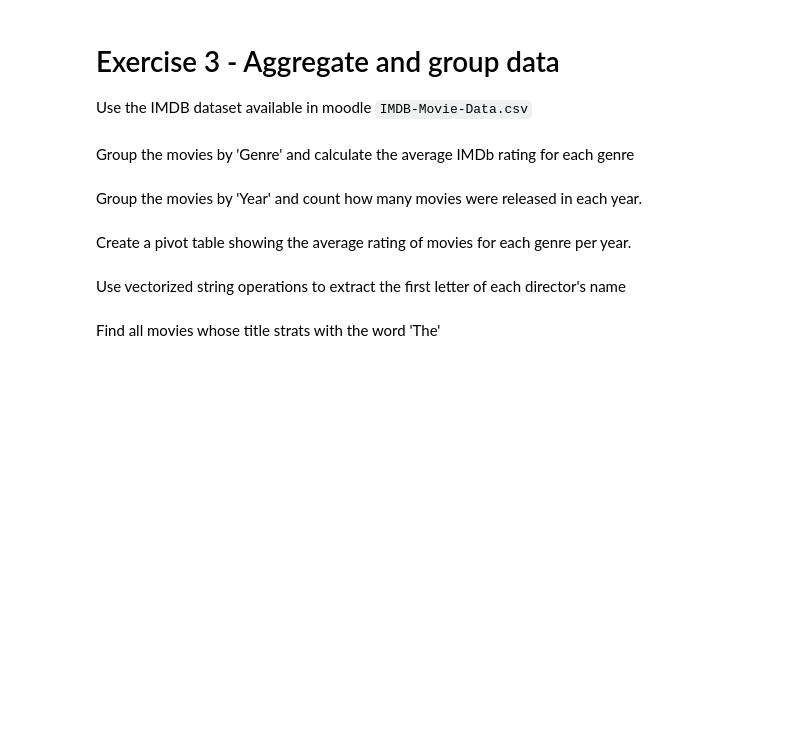
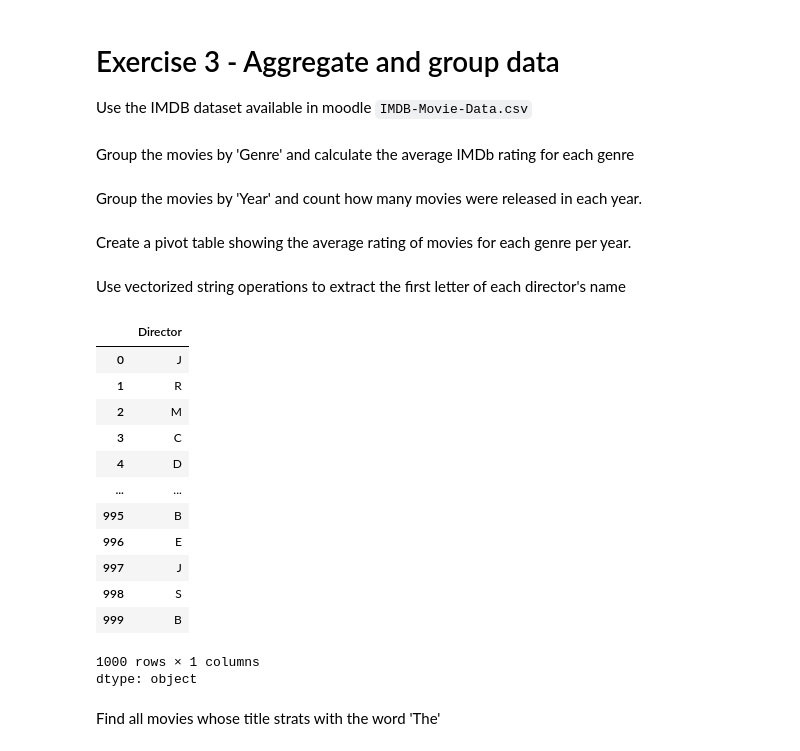
Before and after one commit to FuxBee/CEBProject, a Jupyter notebook: notebooks/exercise2-explore-data.ipynb, the cells around one changed output. Saved outputs shown, nothing was run; the diff lists cells and outputs as text; code cells hidden in the pictures; blank space fills up the shorter version.

```diff
--- a/notebooks/exercise2-explore-data.ipynb
+++ b/notebooks/exercise2-explore-data.ipynb
@@ -109,9 +121,22 @@ pivot_table = movies.pivot_table(values='Rating', index='Genre', columns='Year',
 # %% [markdown]
 Use vectorized string operations to extract the first letter of each director's name
 # %%
-first_letters = movies['Director'].str[0]
-
-# To see the output, run the code.
+ movies['Director'].str[0]
+# %% [output]
+|  | Director |
+| 0 | J |
+| 1 | R |
+| 2 | M |
+| 3 | C |
+| 4 | D |
+| ... | ... |
+| 995 | B |
+| 996 | E |
+| 997 | J |
+| 998 | S |
+| 999 | B |
+1000 rows × 1 columns
+dtype: object
 # %% [markdown]
 Find all movies whose title strats with the word 'The'
 # %%
```
Also changed, not shown: parts of 10 cells of this notebook.
